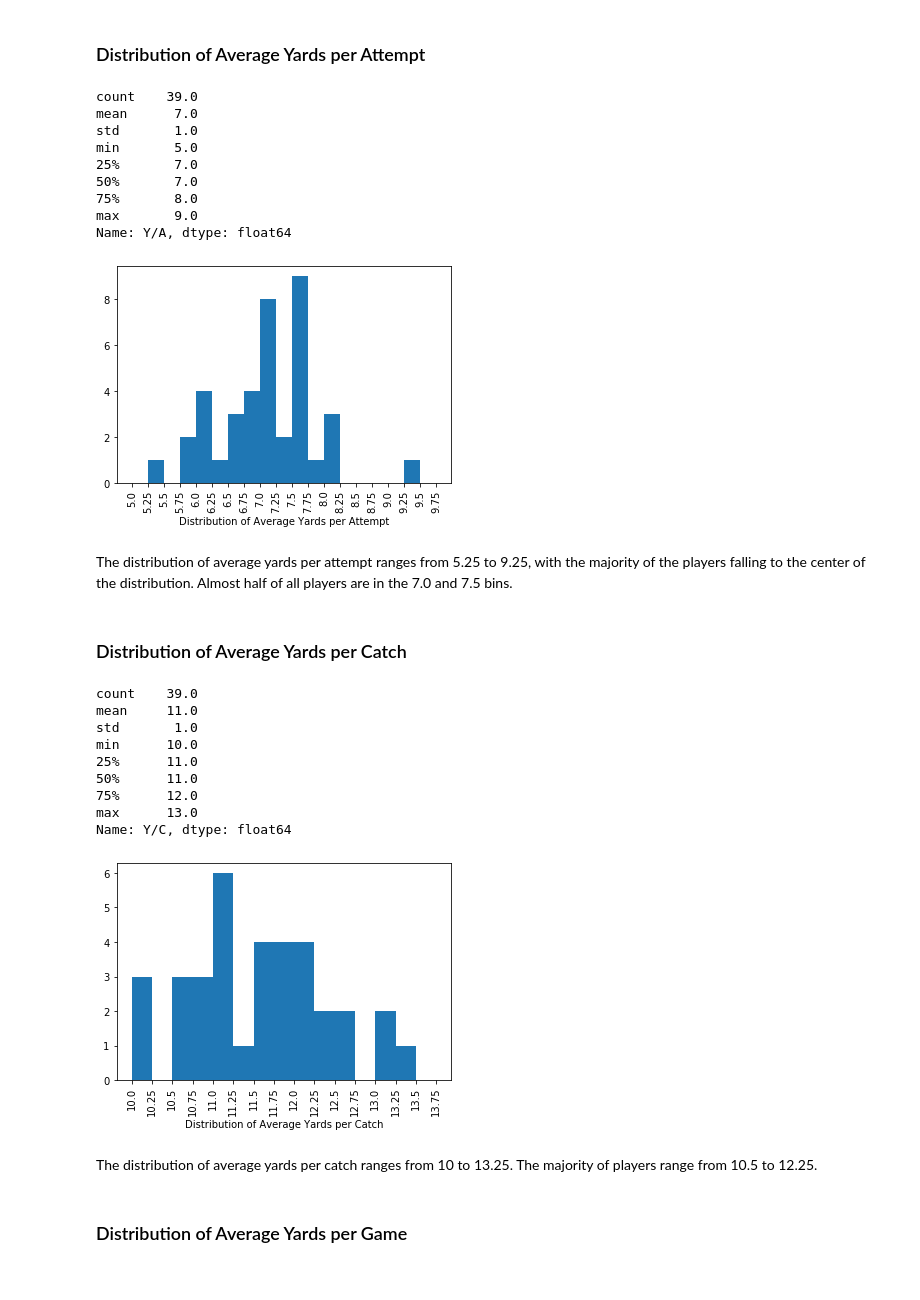
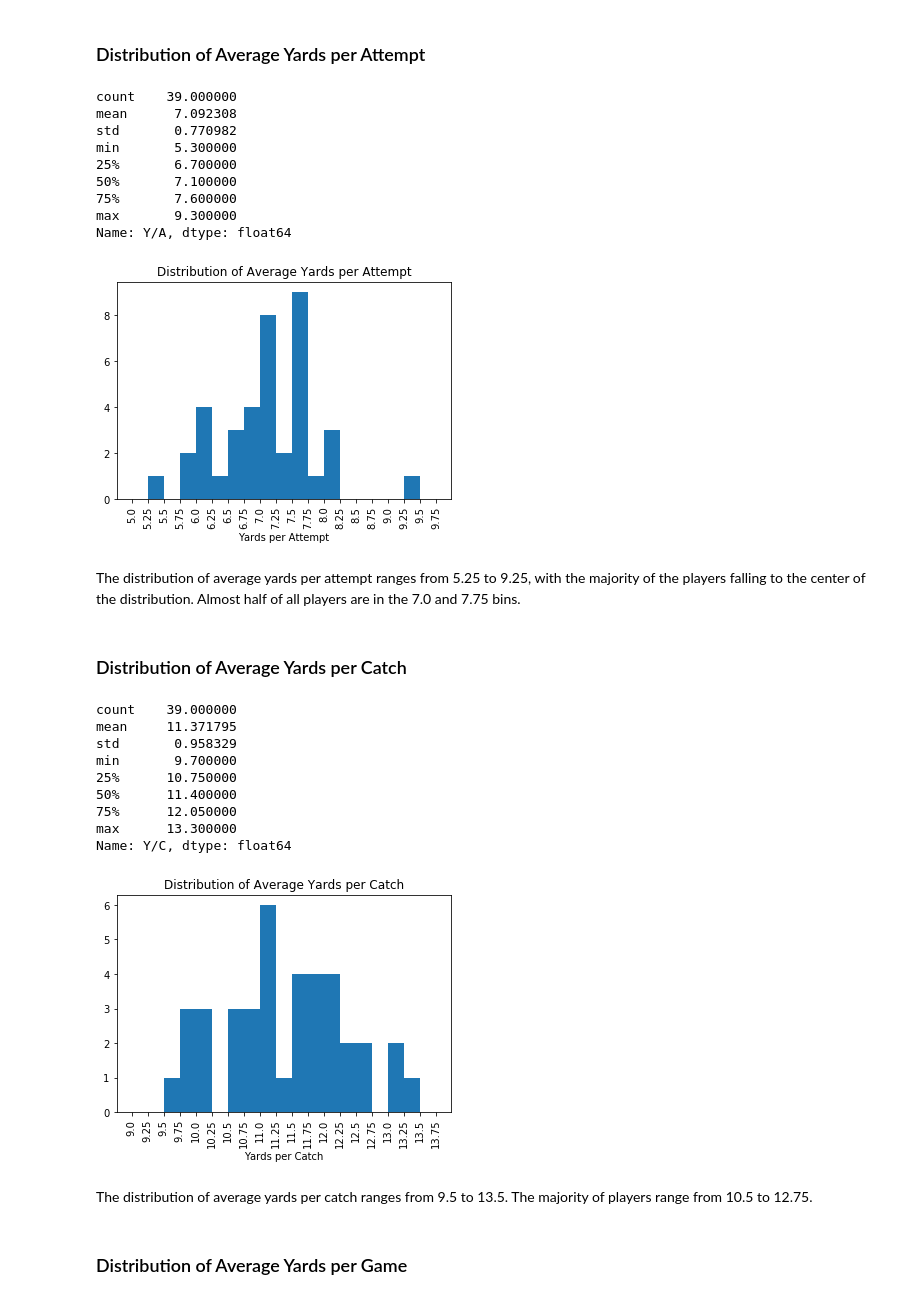
Before and after one commit to ChristopherSJames/Quarterback-Point-Analysis-2016, a Jupyter notebook: qb_point_analysis.ipynb, the cells around one changed output. Cells and saved outputs as stored; diff of their text form; code cells hidden in the pictures.

```diff
--- a/qb_point_analysis.ipynb
+++ b/qb_point_analysis.ipynb
@@ -60,12 +60,12 @@ Data columns (total 32 columns):
  31  QBtie   54 non-null     float64
 dtypes: float64(17), int64(12), object(3)
 memory usage: 24.1+ KB
-# %%
-# Create column that contains the percentage of all games that ended in a win.
-df['QBwin%'] = df['QBwin'] / (df['QBwin'] + df['QBlose'] + df['QBtie'])
 # %%
 # filter out all players who are not quarterbacks who had less than 100 pass attempts in a season.
 df = df.query('Pos == "QB" & Att > 100')
+# %%
+# Create column that contains the percentage of all games that ended in a win.
+df['QBwin%'] = ((df['QBwin'] / (df['QBwin'] + df['QBlose'] + df['QBtie'])) * 100).round(3)
 # %%
 df.head()
 # %% [output]
@@ -142,60 +143,62 @@ The distribution of completion percentage ranges from 53% to 72%. A majority of
 ### Distribution of Average Yards per Attempt
 # %%
 # Stats on Y/A column.
-ypa = df['Y/A'].describe().round(0)
+ypa = df['Y/A'].describe()
 ypa
 # %% [output]
-count    39.0
-mean      7.0
-std       1.0
-min       5.0
-25%       7.0
-50%       7.0
-75%       8.0
-max       9.0
+count    39.000000
+mean      7.092308
+std       0.770982
+min       5.300000
+25%       6.700000
+50%       7.100000
+75%       7.600000
+max       9.300000
 Name: Y/A, dtype: float64
 # %%
 # Distribution of Average Yards per Attempt
-bins = np.arange(ypa['min'], ypa['max'] + 1, 0.25)
+bins = np.arange(ypa['min'].astype(int), ypa['max'].round() + 1, 0.25)
 ticks = bins
 labels = ["{}".format(val) for val in ticks]
 
 plt.hist(data = df, x = 'Y/A', bins = bins)
-plt.xlabel('Distribution of Average Yards per Attempt')
+plt.title('Distribution of Average Yards per Attempt')
+plt.xlabel('Yards per Attempt')
 plt.xticks(ticks, labels, rotation = 90);
 # %% [output]
-[figure, old version]
+[figure, new version]
 # %% [markdown]
-The distribution of average yards per attempt ranges from 5.25 to 9.25, with the majority of the players falling to the center of the distribution. Almost half of all players are in the 7.0 and 7.5 bins.
+The distribution of average yards per attempt ranges from 5.25 to 9.25, with the majority of the players falling to the center of the distribution. Almost half of all players are in the 7.0 and 7.75 bins.
 # %% [markdown]
 ### Distribution of Average Yards per Catch
 # %%
 # Stats on Y/C column.
-ypc = df['Y/C'].describe().round(0)
+ypc = df['Y/C'].describe()
 ypc
 # %% [output]
-count    39.0
-mean     11.0
-std       1.0
-min      10.0
-25%      11.0
-50%      11.0
-75%      12.0
-max      13.0
+count    39.000000
+mean     11.371795
+std       0.958329
+min       9.700000
+25%      10.750000
+50%      11.400000
+75%      12.050000
+max      13.300000
 Name: Y/C, dtype: float64
 # %%
 #Distribution of Average Yards per Catch
-bins = np.arange(ypc['min'], ypc['max'] + 1, 0.25)
+bins = np.arange(ypc['min'].astype(int), ypc['max'].round() + 1, 0.25)
 ticks = bins
 labels = ["{}".format(val) for val in ticks]
 
 plt.hist(data = df, x = 'Y/C', bins = bins)
-plt.xlabel('Distribution of Average Yards per Catch')
+plt.title('Distribution of Average Yards per Catch')
+plt.xlabel('Yards per Catch')
 plt.xticks(ticks, labels, rotation = 90);
 # %% [output]
-[figure, old version]
+[figure, new version]
 # %% [markdown]
-The distribution of average yards per catch ranges from 10 to 13.25. The majority of players range from 10.5 to 12.25.
+The distribution of average yards per catch ranges from 9.5 to 13.5. The majority of players range from 10.5 to 12.75.
 # %% [markdown]
 ### Distribution of Average Yards per Game
 # %%
```
Also changed, not shown: parts of 15 cells of this notebook.
